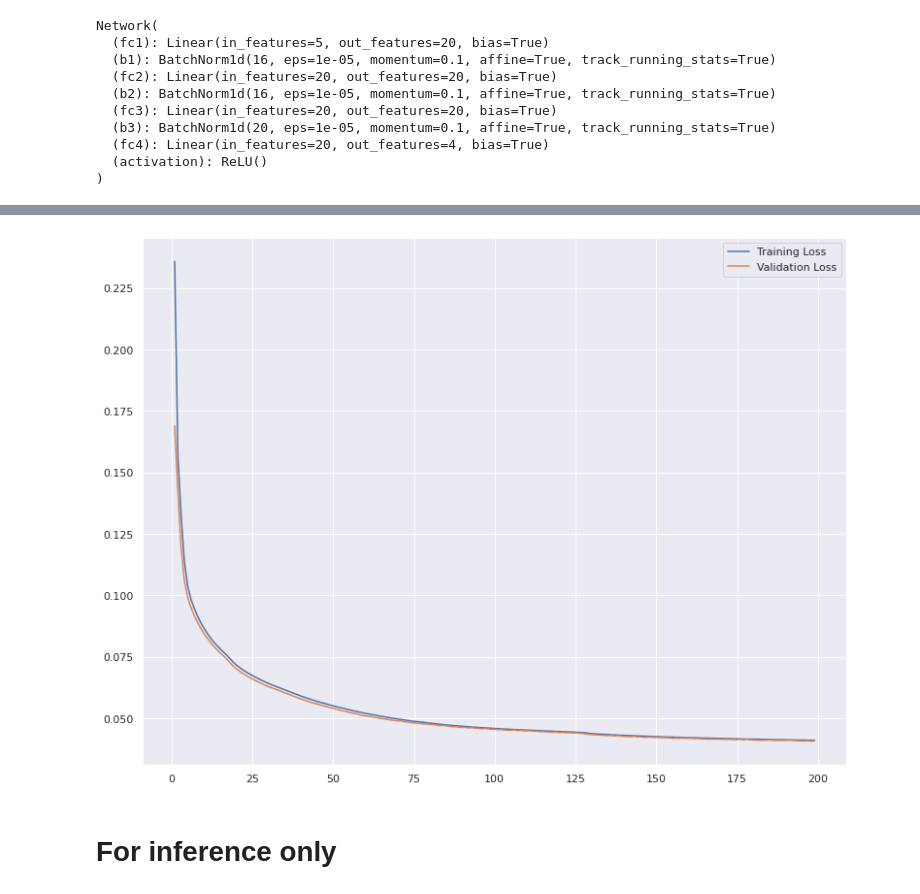
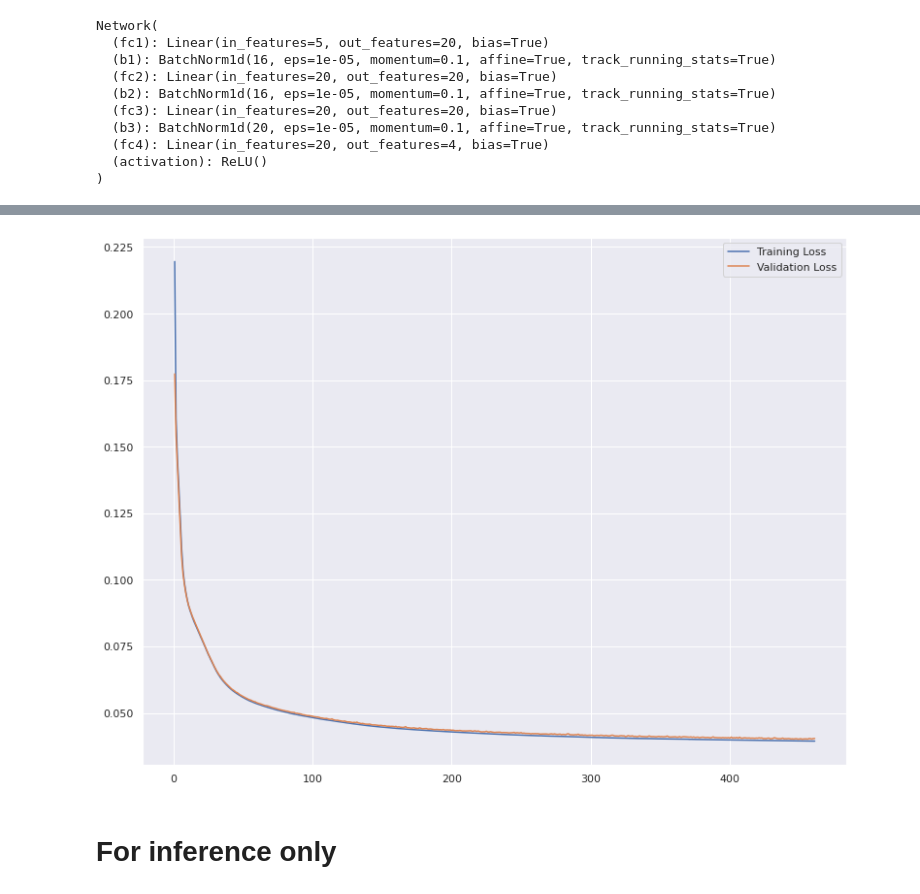
Before and after one commit to m-dml/warm-rain-emulator, a Jupyter notebook: Notebooks/old_notebooks/Process_rates.ipynb, the cells around one changed output, grey strips where cells are left out. Cells and saved outputs as stored; diff of their text form; code cells hidden in the pictures.

Commit message:
Re-training and saving PR nets

```diff
--- a/Notebooks/old_notebooks/Process_rates.ipynb
+++ b/Notebooks/old_notebooks/Process_rates.ipynb
@@ -91,7 +210,7 @@ timestep,dataset=Dataloader.create_dataset_PR_nets(d, time)
 # %%
-means, sds, dataset=Dataloader.norm_data(dataset,1)
+means, sds, dataset=norm_data(dataset,1)
 # %%
-train_dataloader,val_dataloader,test_dataloader,train_dataset,val_dataset, test_dataset=Dataloader.dataset_transform(dataset)
+train_dataloader,val_dataloader,test_dataloader,train_dataset,val_dataset, test_dataset=dataset_transform(dataset)
 # %%
 import torch.nn as nn
 import torch.nn.functional as F
@@ -158,10 +329,10 @@ val_loss=[]
 n_epochs=500
 j=0
 patience=10
-log_dir = "runs/PR_nets/4L_relu_L1_earlystopping/" + datetime.datetime.now().strftime("%Y%m%d-%H%M%S")
+log_dir = "/gpfs/work/sharmas/mc-snow-data/pr_runs/" + datetime.datetime.now().strftime("%Y%m%d-%H%M%S")
 writer = SummaryWriter(log_dir)
 
-early_stopping = EarlyStopping.EarlyStopping(patience=patience, verbose=True)
+early_stopping = EarlyStopping(patience=patience, verbose=True)
 
 for epoch in range(n_epochs):
 
@@ -238,8 +409,17 @@ Loss: 0.09861122534819364
 ... (88 outputs left out)
+# %%
+def plot_train(train_loss,val_loss,start=0,last=-1):
+    sns.set_theme(style="darkgrid")
+    x=np.arange(1,len(val_loss)+1)
+    fig, ax1 = plt.subplots()
+    fig.set_size_inches(13, 10)
+    plt.plot(x[start:last],train_loss[start:last])
+    plt.plot(x[start:last],val_loss[start:last])
+    plt.legend(["Training Loss","Validation Loss"])
 # %%
-Plotting.plot_train(losses,val_loss,start=0,last=-1)
+plot_train(losses,val_loss,start=0,last=-1)
 # %% [output]
-[figure, old version]
+[figure, new version]
 # %% [markdown]
 # For inference only
 # %%
```
Also changed, not shown: parts of 10 cells of this notebook.
